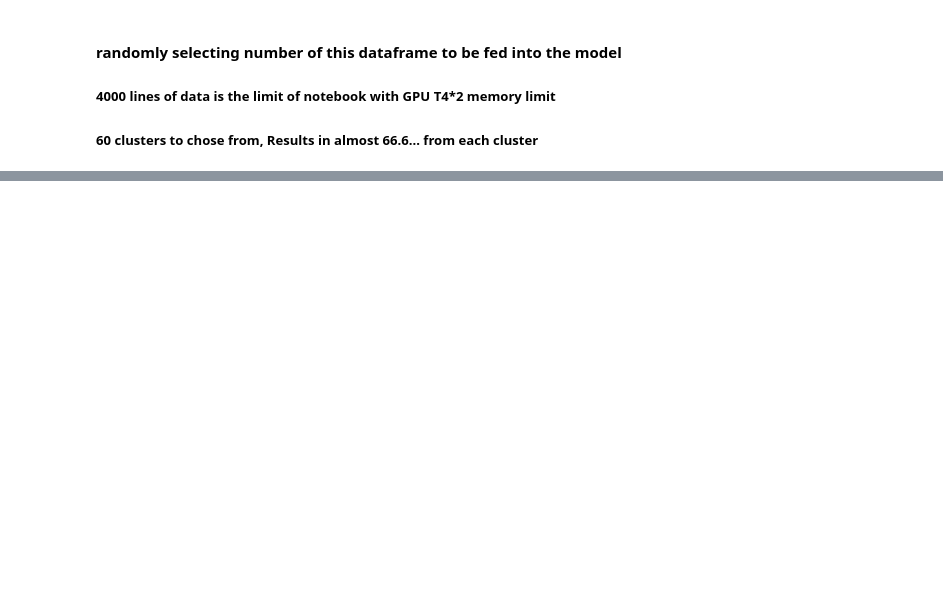
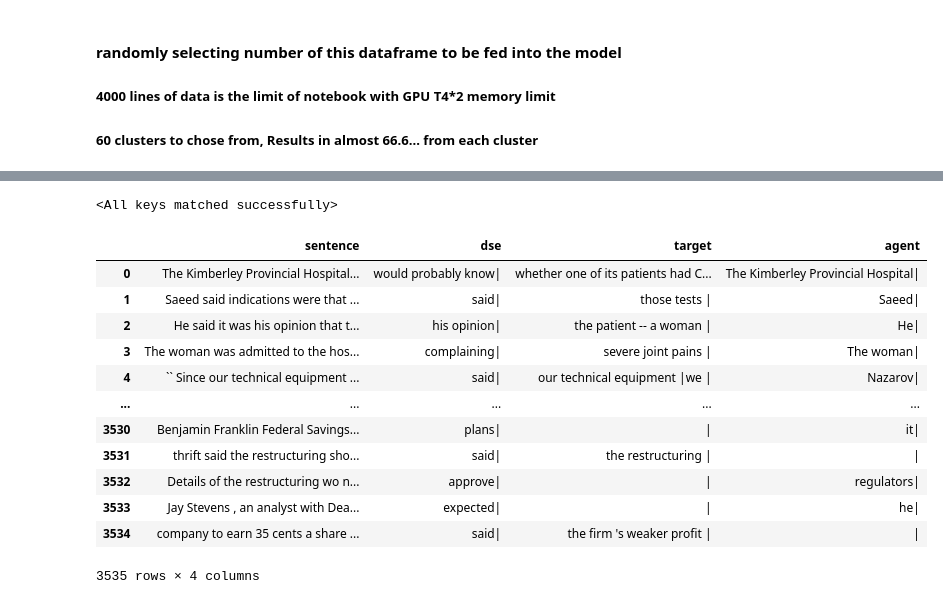
Before and after one commit to houman-nr/vigilant-umbrella, a Jupyter notebook: ORL_on_SRL_Transfer-Learning.ipynb, the cells around one changed output, grey strips where cells are left out. Cells and saved outputs as stored; diff of their text form; code cells hidden in the pictures; blank space fills up the shorter version.

```diff
--- a/ORL_on_SRL_Transfer-Learning.ipynb
+++ b/ORL_on_SRL_Transfer-Learning.ipynb
@@ -523,0 +361,4 @@ test_data_loader = DataLoader(test_dataset, batch_size= BATCH_SIZE, shuffle=Fals
+# %%
+model.load_state_dict(torch.load('/kaggle/input/t5-small_fine-tuned_mpqa/pytorch/0/2/output (1).pt'))
+# %% [output]
+<All keys matched successfully>
@@ -523,0 +447,21 @@ test_data_loader = DataLoader(test_dataset, batch_size= BATCH_SIZE, shuffle=Fals
+# %%
+# df = get_data("/kaggle/input/ds-json-format/json_format_dataset/0/aaai19srl.train0.conll.json")
+
+df = organize_data(df)
+dev_df = organize_data(dev_df)
+test_df = organize_data(test_df)
+df
+# %% [output]
+|  | sentence | dse | target | agent |
+| 0 | The Kimberley Provincial Hospital... | would probably know| | whether one of its patients had C... | The Kimberley Provincial Hospital| |
+| 1 | Saeed said indications were that ... | said| | those tests | | Saeed| |
+| 2 | He said it was his opinion that t... | his opinion| | the patient -- a woman | | He| |
+| 3 | The woman was admitted to the hos... | complaining| | severe joint pains | | The woman| |
+| 4 | `` Since our technical equipment ... | said| | our technical equipment |we | | Nazarov| |
+| ... | ... | ... | ... | ... |
+| 3530 | Benjamin Franklin Federal Savings... | plans| | | | it| |
+| 3531 | thrift said the restructuring sho... | said| | the restructuring | | | |
+| 3532 | Details of the restructuring wo n... | approve| | | | regulators| |
+| 3533 | Jay Stevens , an analyst with Dea... | expected| | | | he| |
+| 3534 | company to earn 35 cents a share ... | said| | the firm 's weaker profit | | | |
+3535 rows × 4 columns
```
Also changed, not shown: parts of 31 cells of this notebook.
